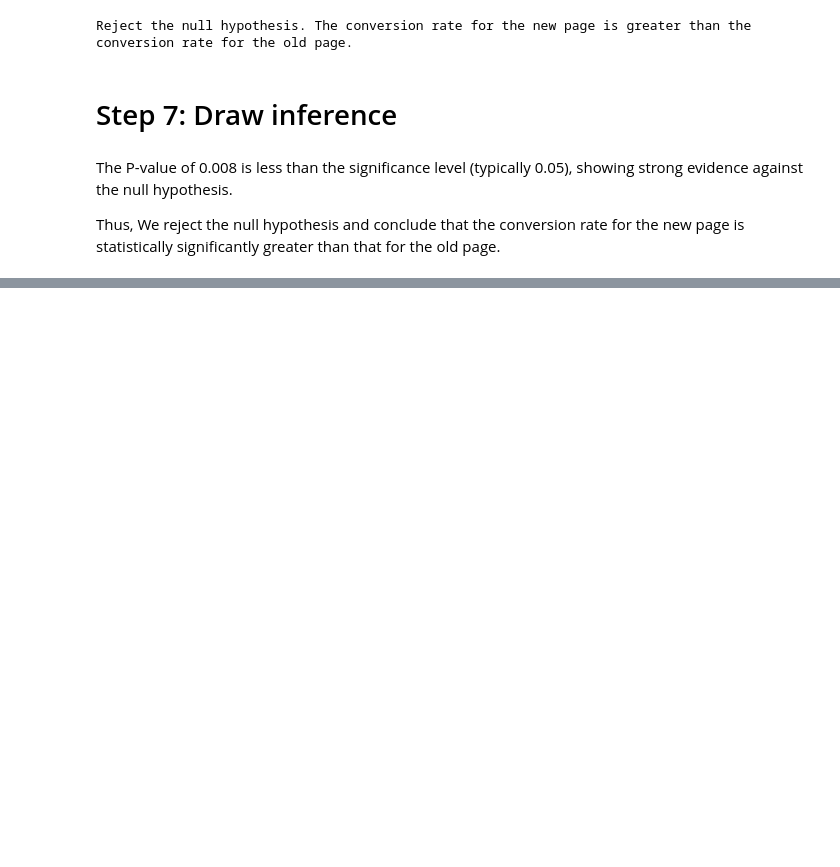
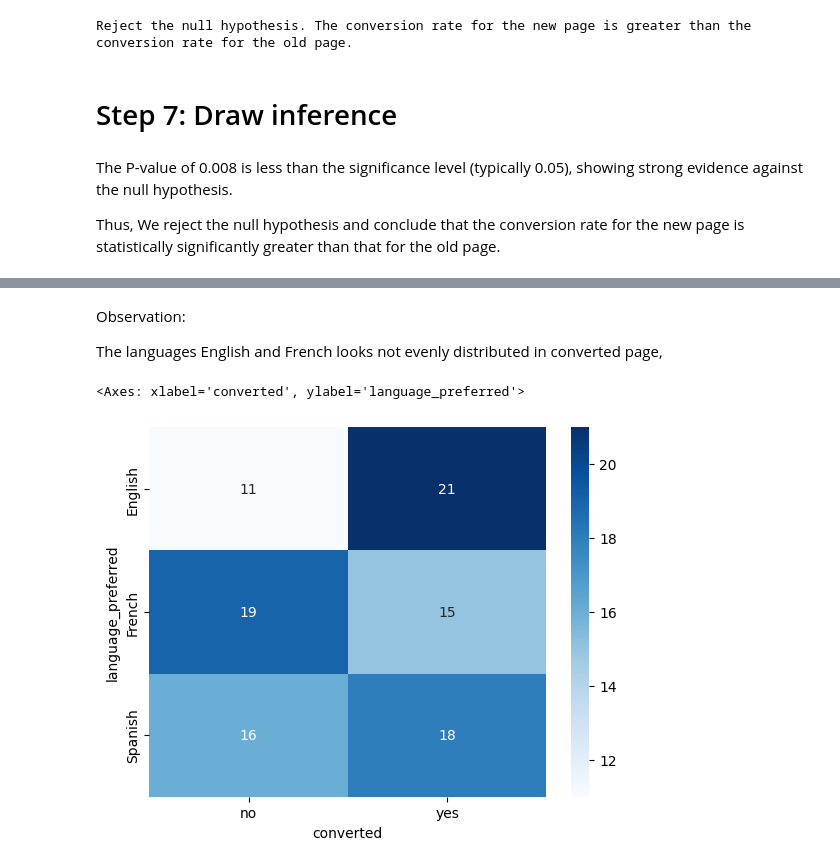
Before and after one commit to Mahal09/Python, a Jupyter notebook: Project_2_Enews.ipynb, the cells around one changed output, grey strips where cells are left out. Saved outputs shown, nothing was run; the diff lists cells and outputs as text; code cells hidden in the pictures; blank space fills up the shorter version.

```diff
--- a/Project_2_Enews.ipynb
+++ b/Project_2_Enews.ipynb
@@ -516,0 +543,12 @@ Thus, We reject the null hypothesis and conclude that the conversion rate for th
+# %% [markdown]
+Observation:
+
+The languages English and French looks not evenly  distributed in converted page,
+# %%
+#conversion and preferred language are independent or related
+crosstab = pd.crosstab(df['language_preferred'], df['converted'])
+
+sns.heatmap(crosstab, annot=True, fmt="d", cmap="Blues")
+# %% [output]
+<Axes: xlabel='converted', ylabel='language_preferred'>
+[figure, added]
```
Also changed, not shown: parts of 56 cells of this notebook.
